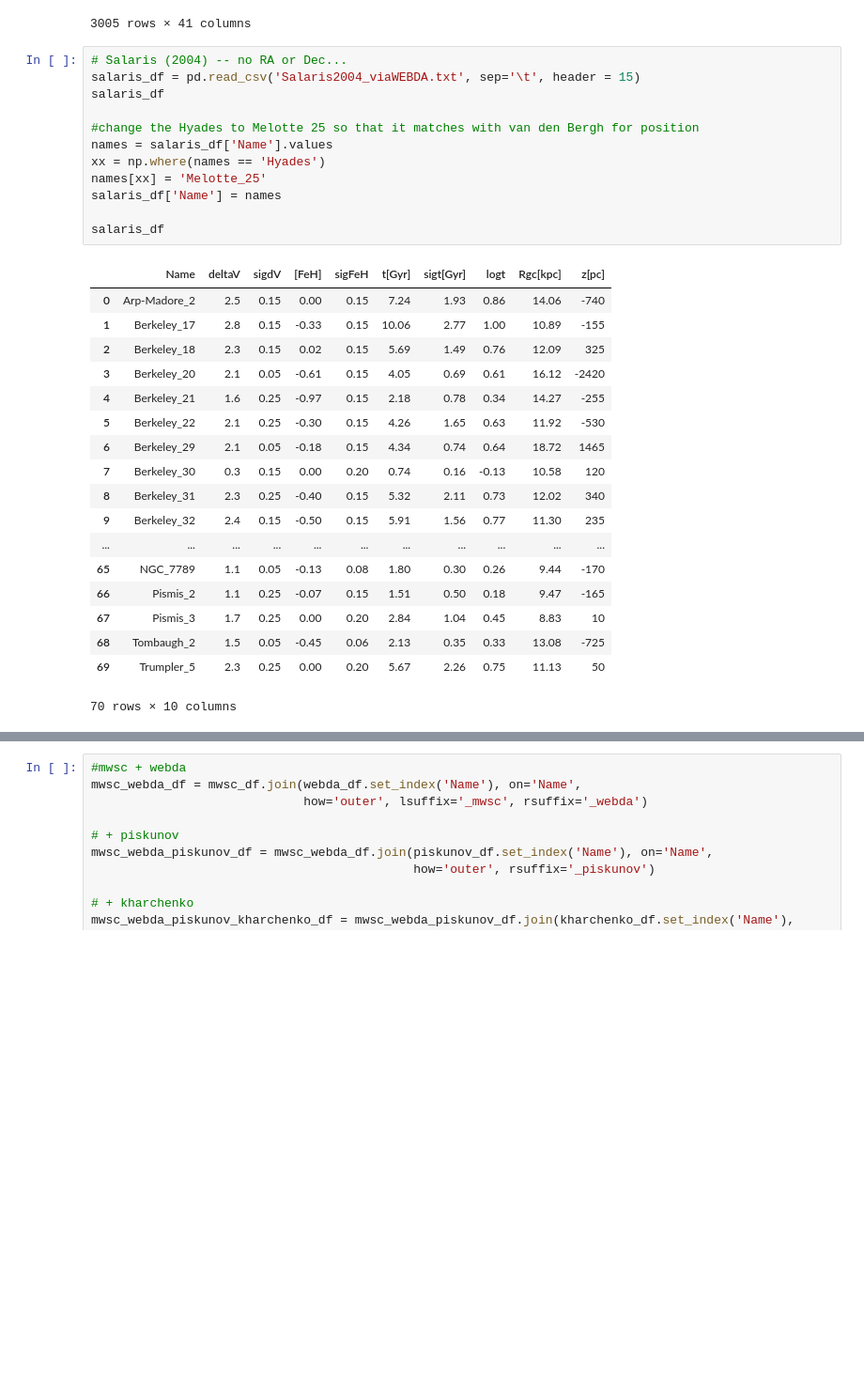
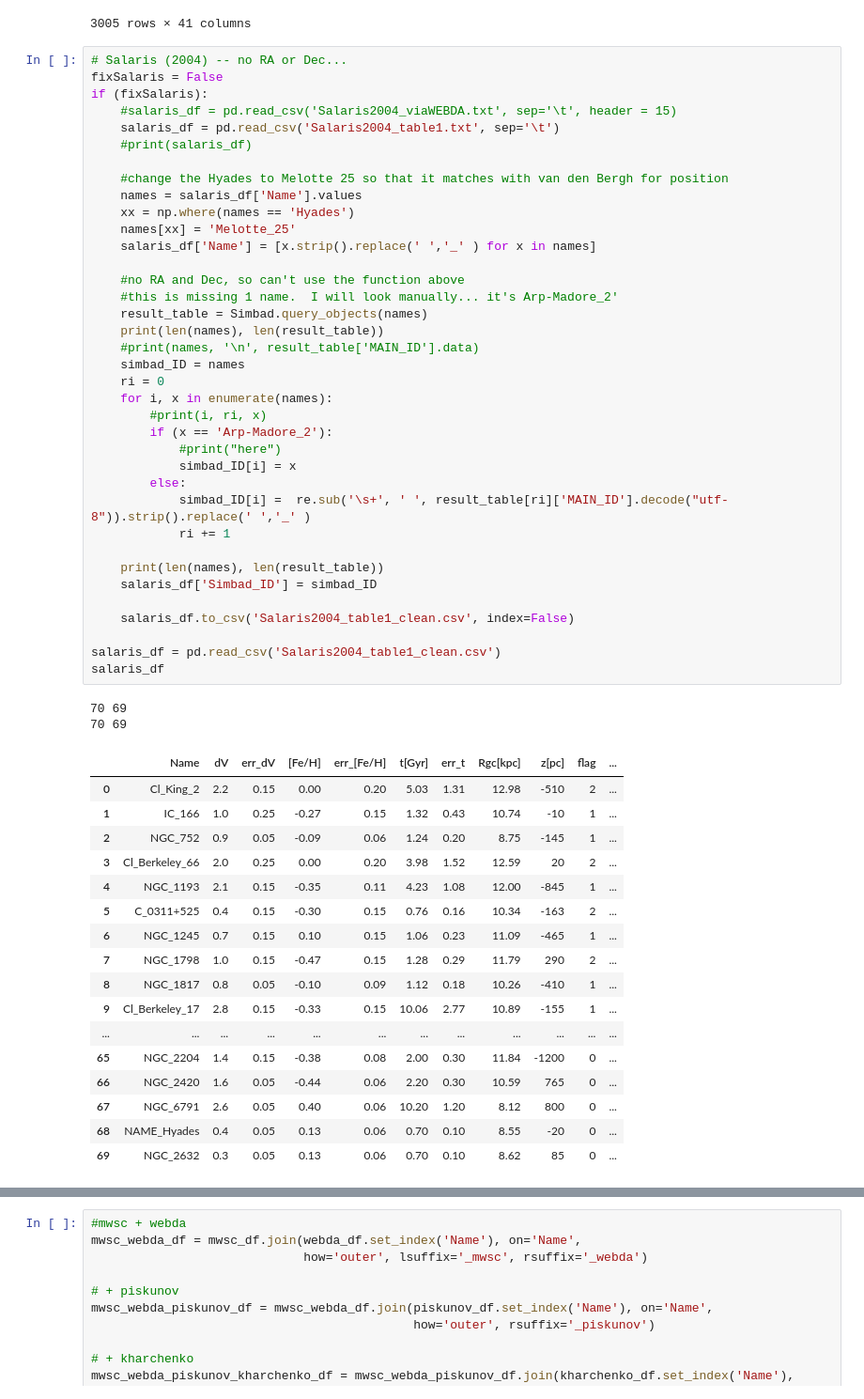
Before and after one commit to ageller/compileOCs, a Jupyter notebook: compileOCdata.ipynb, the cells around one changed output, grey strips where cells are left out. Shown at 94% size. Cells and saved outputs as stored; diff of their text form; blank space fills up the shorter version.

```diff
--- a/compileOCdata.ipynb
+++ b/compileOCdata.ipynb
@@ -288,32 +289,58 @@ kharchenko_df
 3005 rows × 41 columns
 # %%
 # Salaris (2004) -- no RA or Dec...
-salaris_df = pd.read_csv('Salaris2004_viaWEBDA.txt', sep='\t', header = 15)
+fixSalaris = False
+if (fixSalaris):
+    #salaris_df = pd.read_csv('Salaris2004_viaWEBDA.txt', sep='\t', header = 15)
+    salaris_df = pd.read_csv('Salaris2004_table1.txt', sep='\t')
+    #print(salaris_df)
+
+    #change the Hyades to Melotte 25 so that it matches with van den Bergh for position
+    names = salaris_df['Name'].values
+    xx = np.where(names == 'Hyades')
+    names[xx] = 'Melotte_25'
+    salaris_df['Name'] = [x.strip().replace(' ','_' ) for x in names]
+
+    #no RA and Dec, so can't use the function above
+    #this is missing 1 name.  I will look manually... it's Arp-Madore_2'
+    result_table = Simbad.query_objects(names)
+    print(len(names), len(result_table))
+    #print(names, '\n', result_table['MAIN_ID'].data)
+    simbad_ID = names
+    ri = 0
+    for i, x in enumerate(names):
+        #print(i, ri, x)
+        if (x == 'Arp-Madore_2'):
+            #print("here")
+            simbad_ID[i] = x
+        else:
+            simbad_ID[i] =  re.sub('\s+', ' ', result_table[ri]['MAIN_ID'].decode("utf-8")).strip().replace(' ','_' )
+            ri += 1
+
+    print(len(names), len(result_table))
+    salaris_df['Simbad_ID'] = simbad_ID
+
+    salaris_df.to_csv('Salaris2004_table1_clean.csv', index=False)
+
+salaris_df = pd.read_csv('Salaris2004_table1_clean.csv')
 salaris_df
-
-#change the Hyades to Melotte 25 so that it matches with van den Bergh for position
-names = salaris_df['Name'].values
-xx = np.where(names == 'Hyades')
-names[xx] = 'Melotte_25'
-salaris_df['Name'] = names
-
-salaris_df
 # %% [output]
+70 69
+70 69
-|  | Name | deltaV | sigdV | [FeH] | sigFeH | t[Gyr] | sigt[Gyr] | logt | Rgc[kpc] | z[pc] |
-| 0 | Arp-Madore_2 | 2.5 | 0.15 | 0.00 | 0.15 | 7.24 | 1.93 | 0.86 | 14.06 | -740 |
-| 1 | Berkeley_17 | 2.8 | 0.15 | -0.33 | 0.15 | 10.06 | 2.77 | 1.00 | 10.89 | -155 |
-| 2 | Berkeley_18 | 2.3 | 0.15 | 0.02 | 0.15 | 5.69 | 1.49 | 0.76 | 12.09 | 325 |
-| 3 | Berkeley_20 | 2.1 | 0.05 | -0.61 | 0.15 | 4.05 | 0.69 | 0.61 | 16.12 | -2420 |
-| 4 | Berkeley_21 | 1.6 | 0.25 | -0.97 | 0.15 | 2.18 | 0.78 | 0.34 | 14.27 | -255 |
-| 5 | Berkeley_22 | 2.1 | 0.25 | -0.30 | 0.15 | 4.26 | 1.65 | 0.63 | 11.92 | -530 |
-| 6 | Berkeley_29 | 2.1 | 0.05 | -0.18 | 0.15 | 4.34 | 0.74 | 0.64 | 18.72 | 1465 |
-| 7 | Berkeley_30 | 0.3 | 0.15 | 0.00 | 0.20 | 0.74 | 0.16 | -0.13 | 10.58 | 120 |
-| 8 | Berkeley_31 | 2.3 | 0.25 | -0.40 | 0.15 | 5.32 | 2.11 | 0.73 | 12.02 | 340 |
-| 9 | Berkeley_32 | 2.4 | 0.15 | -0.50 | 0.15 | 5.91 | 1.56 | 0.77 | 11.30 | 235 |
-| ... | ... | ... | ... | ... | ... | ... | ... | ... | ... | ... |
-| 65 | NGC_7789 | 1.1 | 0.05 | -0.13 | 0.08 | 1.80 | 0.30 | 0.26 | 9.44 | -170 |
-| 66 | Pismis_2 | 1.1 | 0.25 | -0.07 | 0.15 | 1.51 | 0.50 | 0.18 | 9.47 | -165 |
-| 67 | Pismis_3 | 1.7 | 0.25 | 0.00 | 0.20 | 2.84 | 1.04 | 0.45 | 8.83 | 10 |
-| 68 | Tombaugh_2 | 1.5 | 0.05 | -0.45 | 0.06 | 2.13 | 0.35 | 0.33 | 13.08 | -725 |
-| 69 | Trumpler_5 | 2.3 | 0.25 | 0.00 | 0.20 | 5.67 | 2.26 | 0.75 | 11.13 | 50 |
+|  | Name | dV | err_dV | [Fe/H] | err_[Fe/H] | t[Gyr] | err_t | Rgc[kpc] | z[pc] | flag | ... |
+| 0 | Cl_King_2 | 2.2 | 0.15 | 0.00 | 0.20 | 5.03 | 1.31 | 12.98 | -510 | 2 | ... |
+| 1 | IC_166 | 1.0 | 0.25 | -0.27 | 0.15 | 1.32 | 0.43 | 10.74 | -10 | 1 | ... |
+| 2 | NGC_752 | 0.9 | 0.05 | -0.09 | 0.06 | 1.24 | 0.20 | 8.75 | -145 | 1 | ... |
+| 3 | Cl_Berkeley_66 | 2.0 | 0.25 | 0.00 | 0.20 | 3.98 | 1.52 | 12.59 | 20 | 2 | ... |
+| 4 | NGC_1193 | 2.1 | 0.15 | -0.35 | 0.11 | 4.23 | 1.08 | 12.00 | -845 | 1 | ... |
+| 5 | C_0311+525 | 0.4 | 0.15 | -0.30 | 0.15 | 0.76 | 0.16 | 10.34 | -163 | 2 | ... |
+| 6 | NGC_1245 | 0.7 | 0.15 | 0.10 | 0.15 | 1.06 | 0.23 | 11.09 | -465 | 1 | ... |
+| 7 | NGC_1798 | 1.0 | 0.15 | -0.47 | 0.15 | 1.28 | 0.29 | 11.79 | 290 | 2 | ... |
+| 8 | NGC_1817 | 0.8 | 0.05 | -0.10 | 0.09 | 1.12 | 0.18 | 10.26 | -410 | 1 | ... |
+| 9 | Cl_Berkeley_17 | 2.8 | 0.15 | -0.33 | 0.15 | 10.06 | 2.77 | 10.89 | -155 | 1 | ... |
+| ... | ... | ... | ... | ... | ... | ... | ... | ... | ... | ... | ... |
+| 65 | NGC_2204 | 1.4 | 0.15 | -0.38 | 0.08 | 2.00 | 0.30 | 11.84 | -1200 | 0 | ... |
+| 66 | NGC_2420 | 1.6 | 0.05 | -0.44 | 0.06 | 2.20 | 0.30 | 10.59 | 765 | 0 | ... |
+| 67 | NGC_6791 | 2.6 | 0.05 | 0.40 | 0.06 | 10.20 | 1.20 | 8.12 | 800 | 0 | ... |
+| 68 | NAME_Hyades | 0.4 | 0.05 | 0.13 | 0.06 | 0.70 | 0.10 | 8.55 | -20 | 0 | ... |
+| 69 | NGC_2632 | 0.3 | 0.05 | 0.13 | 0.06 | 0.70 | 0.10 | 8.62 | 85 | 0 | ... |
-70 rows × 10 columns
```
Also changed, not shown: parts of 6 cells of this notebook, 6 other files.
